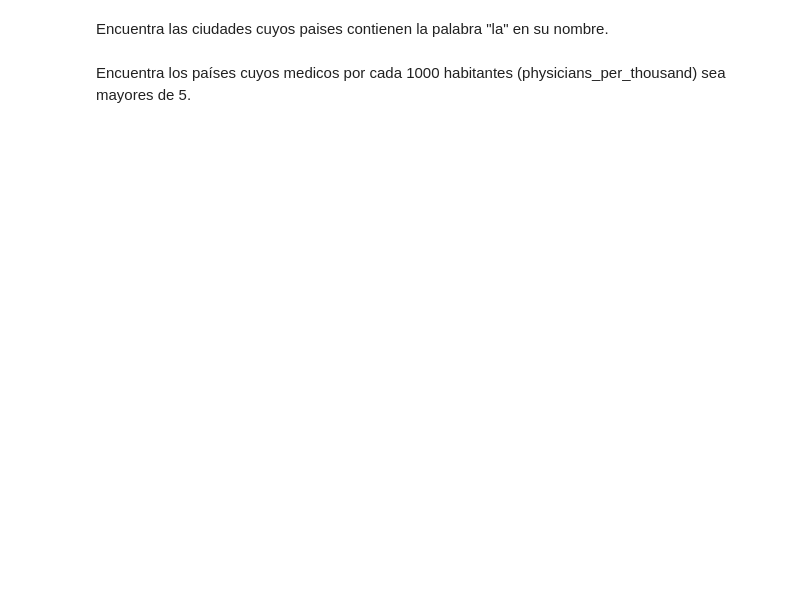
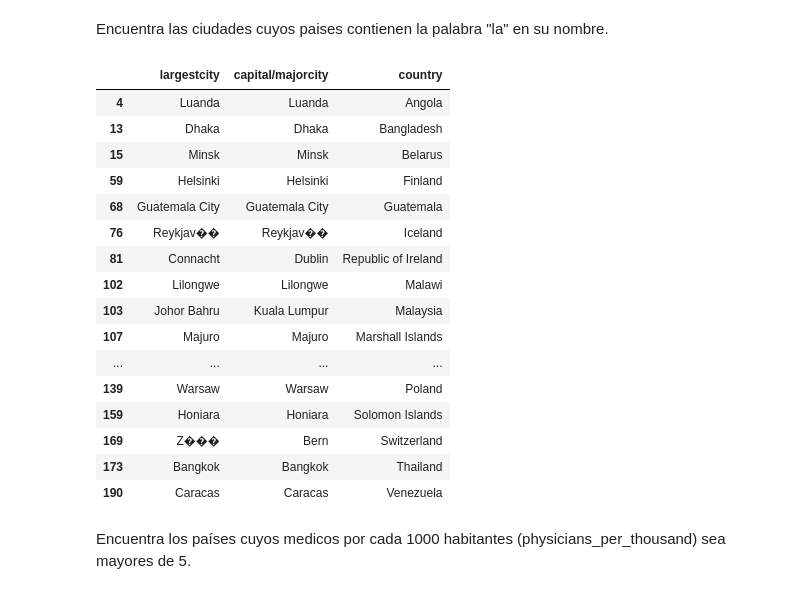
Before and after one commit to CarmenMoyano/promoI-modulo3-sprint1-pairprogramming-Ma-ra-Carmen, a Jupyter notebook: Leccion4-Union-Limpieza_Datos.ipynb, the cells around one changed output. Drawn from its saved outputs; the diff is of its cells as text; code cells hidden in the pictures; blank space fills up the shorter version.

```diff
--- a/Leccion4-Union-Limpieza_Datos.ipynb
+++ b/Leccion4-Union-Limpieza_Datos.ipynb
@@ -48,6 +48,7 @@ Tienes a tu disposición dos conjuntos de datos, "world-data-2023-part1.csv" y "
 # %%
 import pandas as pd
 import re
+pd.set_option('display.max_columns', None)
 # %%
 df_part1 = pd.read_csv("world-data-2023_part1.csv", index_col=0)
 df_part1.head()
@@ -261,4 +321,25 @@ Encuentra los países cuyas tasas de natalidad son mayores o iguales a 20 y su e
 # %% [markdown]
 Encuentra las ciudades cuyos paises contienen la palabra "la" en su nombre.
+# %%
+df_ciudades = df_unidos[df_unidos['country'].str.contains('la')]
+df_ciudades[['largestcity', 'capital/majorcity', 'country']]
+# %% [output]
+|  | largestcity | capital/majorcity | country |
+| 4 | Luanda | Luanda | Angola |
+| 13 | Dhaka | Dhaka | Bangladesh |
+| 15 | Minsk | Minsk | Belarus |
+| 59 | Helsinki | Helsinki | Finland |
+| 68 | Guatemala City | Guatemala City | Guatemala |
+| 76 | Reykjav�� | Reykjav�� | Iceland |
+| 81 | Connacht | Dublin | Republic of Ireland |
+| 102 | Lilongwe | Lilongwe | Malawi |
+| 103 | Johor Bahru | Kuala Lumpur | Malaysia |
+| 107 | Majuro | Majuro | Marshall Islands |
+| ... | ... | ... | ... |
+| 139 | Warsaw | Warsaw | Poland |
+| 159 | Honiara | Honiara | Solomon Islands |
+| 169 | Z��� | Bern | Switzerland |
+| 173 | Bangkok | Bangkok | Thailand |
+| 190 | Caracas | Caracas | Venezuela |
 # %% [markdown]
 Encuentra los países cuyos medicos por cada 1000 habitantes (physicians_per_thousand) sea mayores de 5.
```
Also changed, not shown: parts of 12 cells of this notebook.
